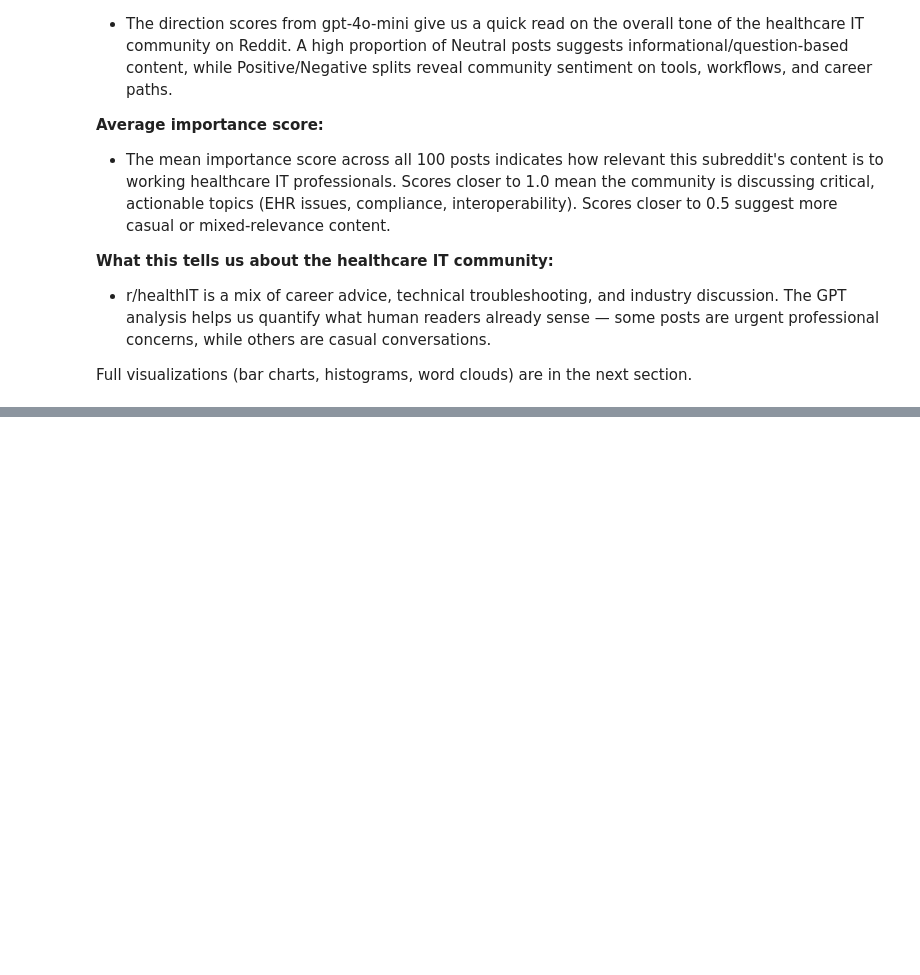
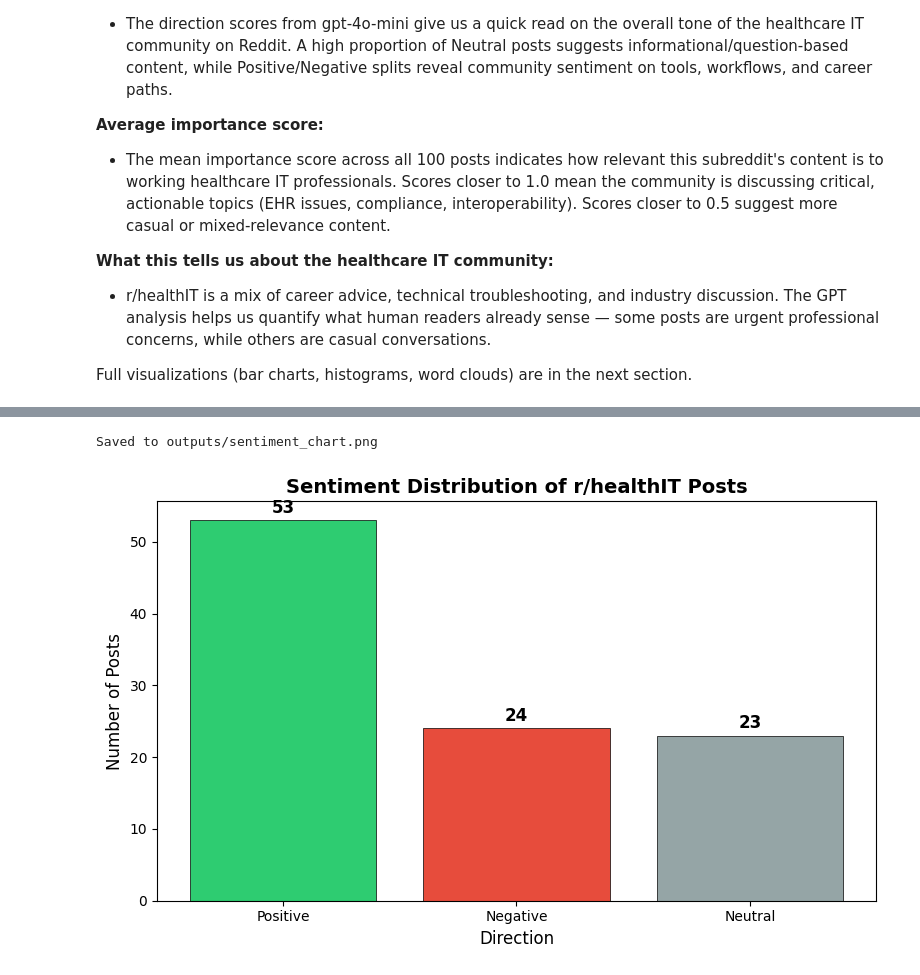
Before and after one commit to desporamon/healthcare-nlp-analysis, a Jupyter notebook: notebooks/part2_analysis.ipynb, the cells around one changed output, grey strips where cells are left out. Drawn from its saved outputs; the diff is of its cells as text; code cells hidden in the pictures; blank space fills up the shorter version.

Commit message:
Phase 5: Visualizations + analyst narrative — sentiment chart, histogram, top 10 table

```diff
--- a/notebooks/part2_analysis.ipynb
+++ b/notebooks/part2_analysis.ipynb
@@ -462,0 +510,42 @@ Full visualizations (bar charts, histograms, word clouds) are in the next sectio
+# %%
+import matplotlib.pyplot as plt
+import seaborn as sns
+
+# --- Bar chart: Sentiment distribution ---
+
+# Count how many posts are Positive, Negative, and Neutral
+direction_counts = df_results['direction'].value_counts()
+
+# Define colors so each sentiment has an intuitive color
+# Green = Positive, Red = Negative, Grey = Neutral
+color_map = {'Positive': '#2ecc71', 'Negative': '#e74c3c', 'Neutral': '#95a5a6'}
+
+# Make sure bars appear in a consistent order
+bar_order = ['Positive', 'Negative', 'Neutral']
+counts = [direction_counts.get(d, 0) for d in bar_order]
+colors = [color_map[d] for d in bar_order]
+
+# Create the bar chart
+fig, ax = plt.subplots(figsize=(8, 5))
+bars = ax.bar(bar_order, counts, color=colors, edgecolor='black', linewidth=0.5)
+
+# Add count labels on top of each bar so the exact numbers are visible
+for bar, count in zip(bars, counts):
+    ax.text(bar.get_x() + bar.get_width() / 2, bar.get_height() + 0.5,
+            str(count), ha='center', va='bottom', fontweight='bold', fontsize=12)
+
+# Labels and title
+ax.set_title('Sentiment Distribution of r/healthIT Posts', fontsize=14, fontweight='bold')
+ax.set_xlabel('Direction', fontsize=12)
+ax.set_ylabel('Number of Posts', fontsize=12)
+
+plt.tight_layout()
+
+# Save the chart to the outputs folder
+plt.savefig('../outputs/sentiment_chart.png', dpi=150, bbox_inches='tight')
+print("Saved to outputs/sentiment_chart.png")
+
+plt.show()
+# %% [output]
+Saved to outputs/sentiment_chart.png
+[figure, added]
```
Also changed, not shown: parts of 5 cells of this notebook, 2 other files.
